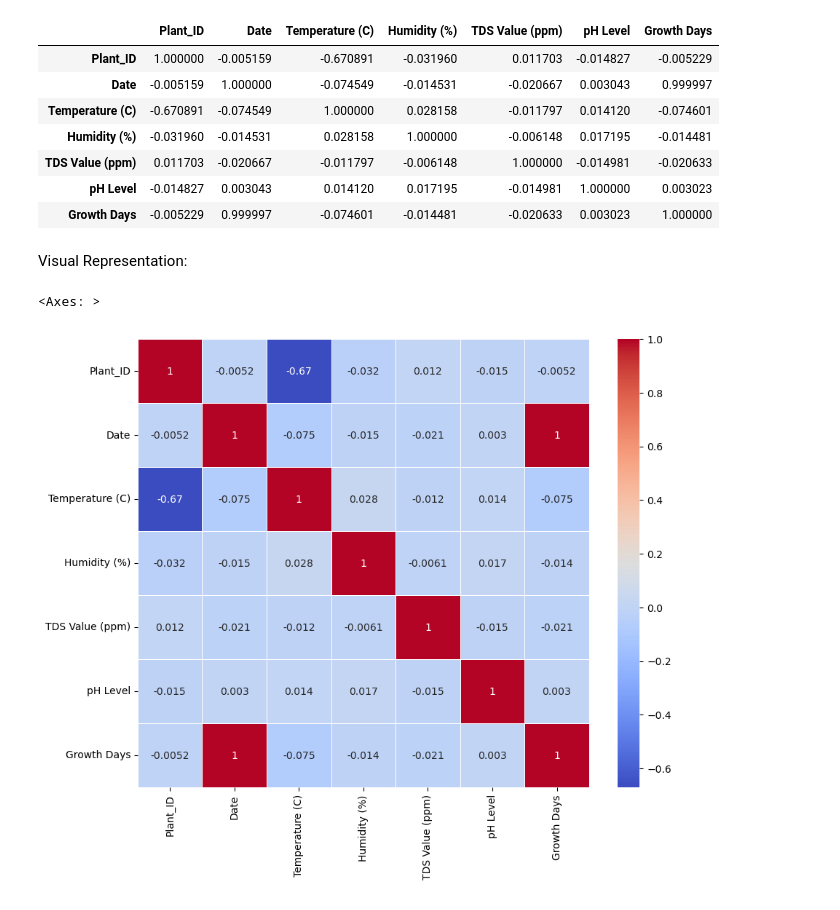
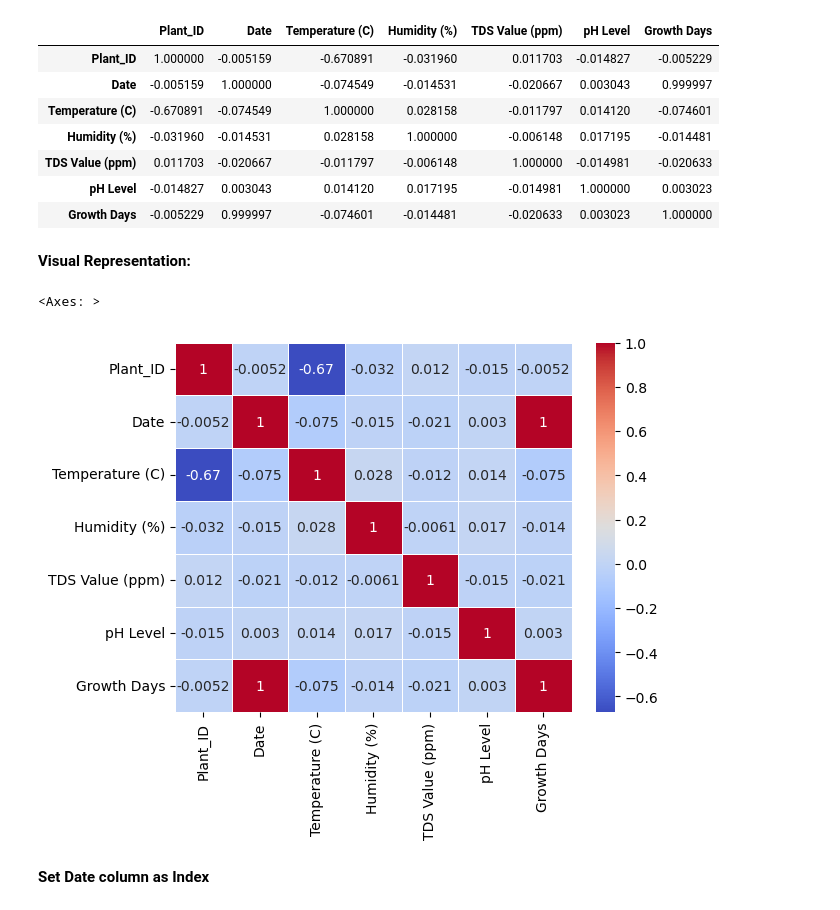
Before and after one commit to rodribro/TimeSeries, a Jupyter notebook: lettuce.ipynb, the cells around one changed output. Cells and saved outputs as stored; diff of their text form; code cells hidden in the pictures.

```diff
--- a/lettuce.ipynb
+++ b/lettuce.ipynb
@@ -95,11 +110,12 @@ corr_matrix
 | TDS Value (ppm) | 0.011703 | -0.020667 | -0.011797 | -0.006148 | 1.000000 | -0.014981 | -0.020633 |
 | pH Level | -0.014827 | 0.003043 | 0.014120 | 0.017195 | -0.014981 | 1.000000 | 0.003023 |
 | Growth Days | -0.005229 | 0.999997 | -0.074601 | -0.014481 | -0.020633 | 0.003023 | 1.000000 |
-# %% [markdown]
-Visual Representation:
+# %% [markdown]
+<b> Visual Representation: </b>
 # %%
-plt.figure(figsize=(10,8))
-sns.heatmap(corr_matrix,annot=True,cmap="coolwarm", linewidths=0.5)
+sns.heatmap(corr_matrix, annot=True, cmap="coolwarm", linewidths=0.5)
 # %% [output]
 <Axes: >
-[figure, old version]
+[figure, new version]
+# %% [markdown]
+<b> Set Date column as Index </b>
```
Also changed, not shown: parts of 10 cells of this notebook.
